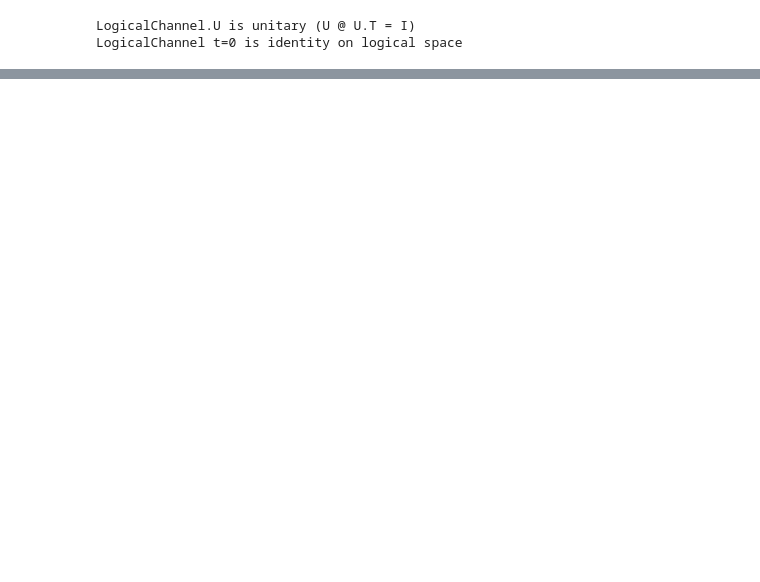
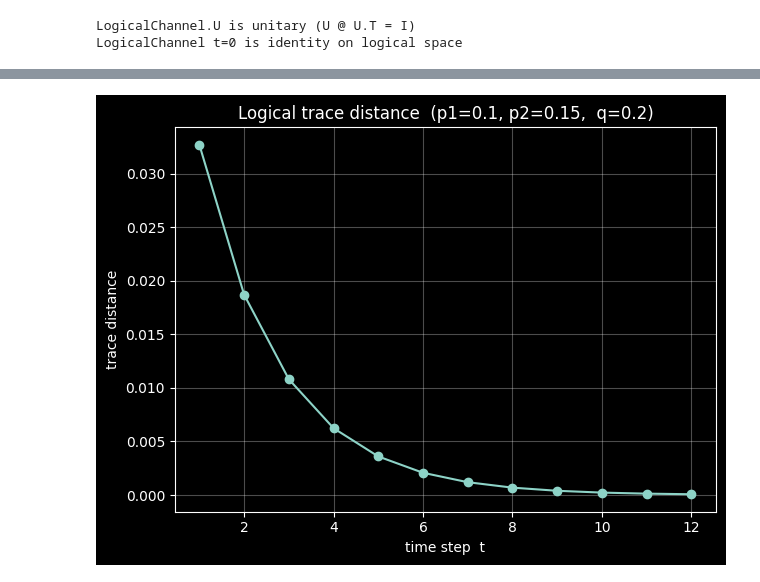
Before and after one commit to YommoY-official/MPQMasters, a Jupyter notebook: non_markovian_measure/non_markovian_measure.ipynb, the cells around one changed output, grey strips where cells are left out. Saved outputs shown, nothing was run; the diff lists cells and outputs as text; code cells hidden in the pictures; blank space fills up the shorter version.

```diff
--- a/non_markovian_measure/non_markovian_measure.ipynb
+++ b/non_markovian_measure/non_markovian_measure.ipynb
@@ -62,0 +173,21 @@ optimal logical-state pair: |0> vs |1>
+# %%
+p1 = 0.1
+p2 = 0.15
+rho1 = input_state(code, p1)
+rho2 = input_state(code, p2)
+q    = 0.2
+Tmax = 12
+channel = LogicalChannel(code, Tmax, q)
+ts   = list(range(1, Tmax + 1))
+
+dist_vals = [trace_norm(channel(t, rho1 - rho2)) for t in ts]
+
+plt.plot(ts, dist_vals, marker='o')
+plt.xlabel('time step  t')
+plt.ylabel(r'trace distance')
+plt.title(f'Logical trace distance  (p1={p1}, p2={p2},  q={q})')
+plt.grid(alpha=0.3)
+plt.tight_layout()
+plt.show()
+# %% [output]
+[figure, added]
```
Also changed, not shown: parts of 25 cells of this notebook, 2 other files.
